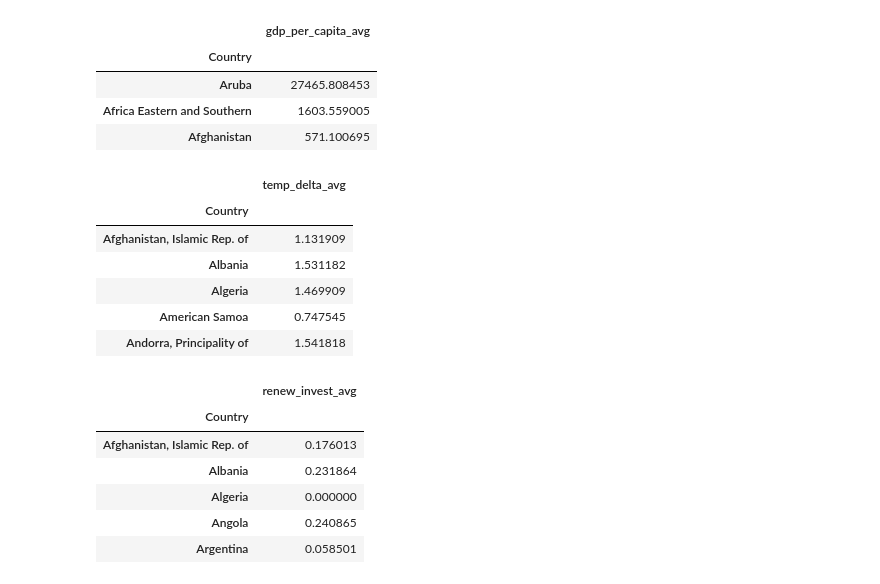
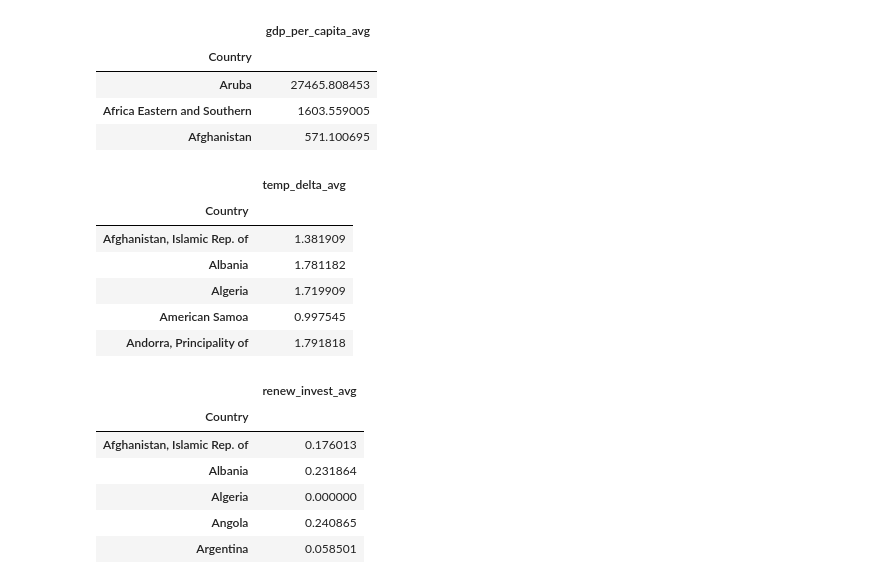
Before and after one commit to simonabors/worlddataviz, a Jupyter notebook: What_just_happened_viz.ipynb, the cells around one changed output. Saved outputs shown, nothing was run; the diff lists cells and outputs as text; code cells hidden in the pictures.

Commit message:
added .25 to avg temp, resized title and axes

```diff
--- a/What_just_happened_viz.ipynb
+++ b/What_just_happened_viz.ipynb
@@ -391,19 +393,20 @@ gdp_per_capita_avg.head(3)
 # %%
 temp_delta2 = pd.read_csv('./data/Annual_Surface_Temperature_Change.csv').set_index('Country')
 temp_delta2 = temp_delta2[['F2010', 'F2011', 'F2012', 'F2013', 'F2014', 'F2015', 'F2016', 'F2017', 'F2018', 'F2019', 'F2020']]
 
 temp_delta_avg2 = temp_delta2
 temp_delta_avg2['temp_delta_avg'] = (temp_delta_avg2['F2010'] + temp_delta_avg2['F2011'] + temp_delta_avg2['F2012'] + temp_delta_avg2['F2013'] + temp_delta_avg2['F2014'] + temp_delta_avg2['F2015'] + temp_delta_avg2['F2016'] + temp_delta_avg2['F2017'] + temp_delta_avg2['F2018'] + temp_delta_avg2['F2019'] + temp_delta_avg2['F2020']) / 11
 temp_delta_avg2 = temp_delta_avg2.drop(['F2010', 'F2011', 'F2012', 'F2013', 'F2014', 'F2015', 'F2016', 'F2017', 'F2018', 'F2019', 'F2020'], axis=1)
+temp_delta_avg2['temp_delta_avg'] = temp_delta_avg2['temp_delta_avg'] + .25
 temp_delta_avg2.head(5)
 # %% [output]
 |  | temp_delta_avg |
 | Country |  |
-| Afghanistan, Islamic Rep. of | 1.131909 |
-| Albania | 1.531182 |
-| Algeria | 1.469909 |
-| American Samoa | 0.747545 |
-| Andorra, Principality of | 1.541818 |
+| Afghanistan, Islamic Rep. of | 1.381909 |
+| Albania | 1.781182 |
+| Algeria | 1.719909 |
+| American Samoa | 0.997545 |
+| Andorra, Principality of | 1.791818 |
 # %%
 renew_invest_avg2 = expend
 renew_invest_avg2['renew_invest_avg'] = (renew_invest_avg2['F2010'] + renew_invest_avg2['F2011'] + renew_invest_avg2['F2012'] + renew_invest_avg2['F2013'] + renew_invest_avg2['F2014'] + renew_invest_avg2['F2015'] + renew_invest_avg2['F2016'] + renew_invest_avg2['F2017'] + renew_invest_avg2['F2018'] + renew_invest_avg2['F2019'] + renew_invest_avg2['F2020']) / 11
```
Also changed, not shown: parts of 15 cells of this notebook.
